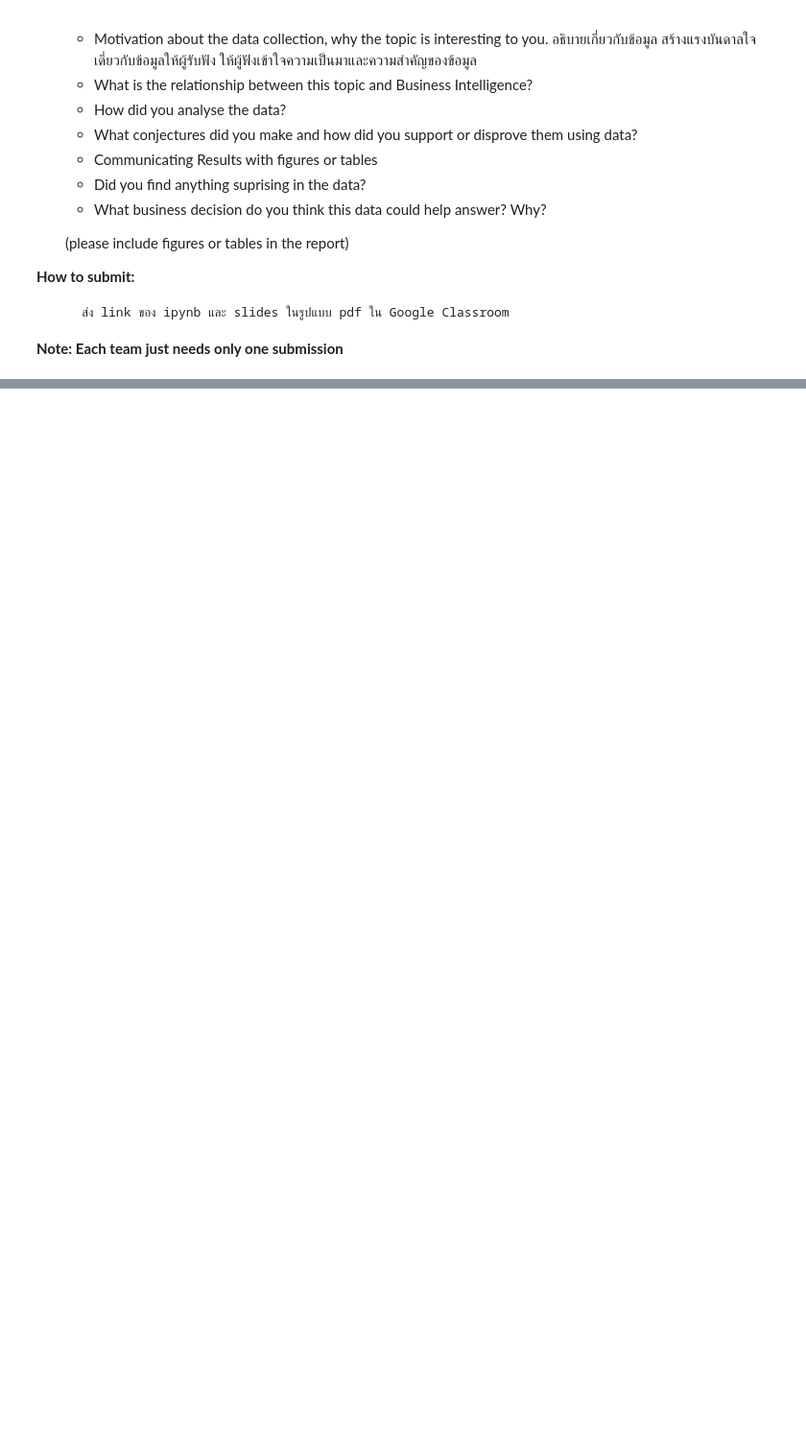
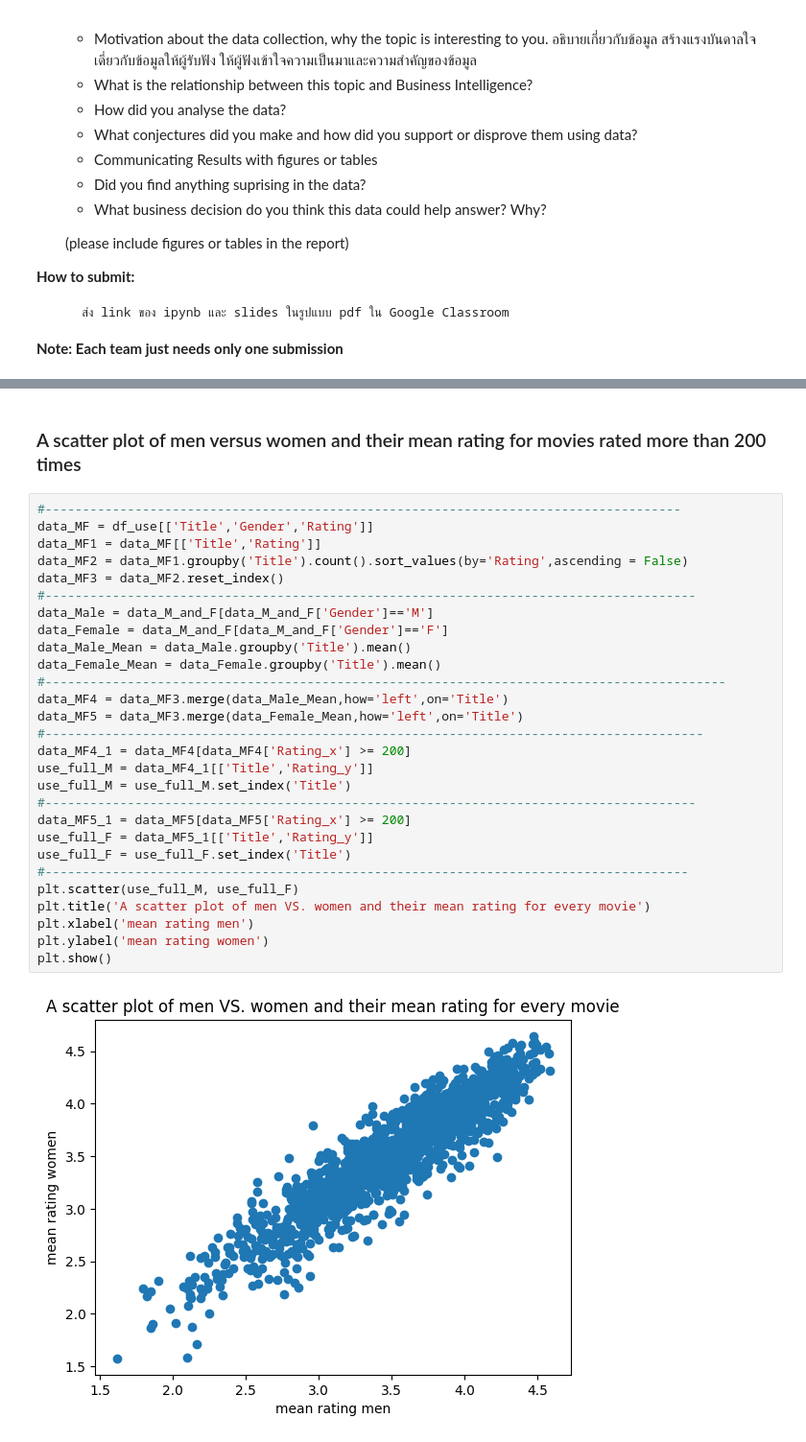
Before and after one commit to Pimchanok6430205105/Data_preparation, a Jupyter notebook: Project2_66_PTJL.ipynb, the cells around one changed output, grey strips where cells are left out. Shown: that part at 96% size. Saved outputs shown, nothing was run; the diff lists cells and outputs as text; blank space fills up the shorter version.

```diff
--- a/Project2_66_PTJL.ipynb
+++ b/Project2_66_PTJL.ipynb
@@ -335,0 +446,32 @@ Conjecture 3: Men and women more similar when they watch Action, Drama, War, and
+# %% [markdown]
+### A scatter plot of men versus women and their mean rating for movies rated more than 200 times
+# %%
+#-------------------------------------------------------------------------------------
+data_MF = df_use[['Title','Gender','Rating']]
+data_MF1 = data_MF[['Title','Rating']]
+data_MF2 = data_MF1.groupby('Title').count().sort_values(by='Rating',ascending = False)
+data_MF3 = data_MF2.reset_index()
+#---------------------------------------------------------------------------------------
+data_Male = data_M_and_F[data_M_and_F['Gender']=='M']
+data_Female = data_M_and_F[data_M_and_F['Gender']=='F']
+data_Male_Mean = data_Male.groupby('Title').mean()
+data_Female_Mean = data_Female.groupby('Title').mean()
+#-------------------------------------------------------------------------------------------
+data_MF4 = data_MF3.merge(data_Male_Mean,how='left',on='Title')
+data_MF5 = data_MF3.merge(data_Female_Mean,how='left',on='Title')
+#----------------------------------------------------------------------------------------
+data_MF4_1 = data_MF4[data_MF4['Rating_x'] >= 200]
+use_full_M = data_MF4_1[['Title','Rating_y']]
+use_full_M = use_full_M.set_index('Title')
+#---------------------------------------------------------------------------------------
+data_MF5_1 = data_MF5[data_MF5['Rating_x'] >= 200]
+use_full_F = data_MF5_1[['Title','Rating_y']]
+use_full_F = use_full_F.set_index('Title')
+#--------------------------------------------------------------------------------------
+plt.scatter(use_full_M, use_full_F)
+plt.title('A scatter plot of men VS. women and their mean rating for every movie')
+plt.xlabel('mean rating men')
+plt.ylabel('mean rating women')
+plt.show()
+# %% [output]
+[figure, added]
```
Also changed, not shown: parts of 19 cells of this notebook.
